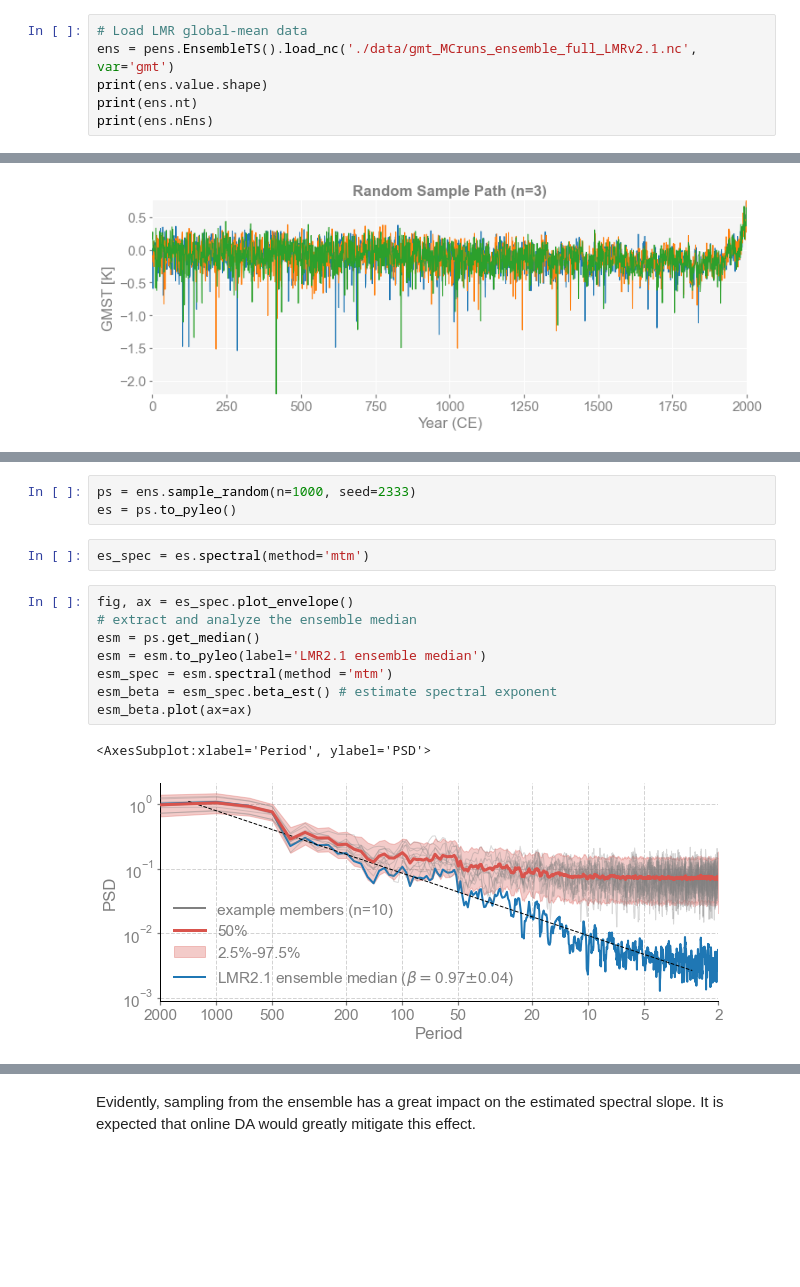
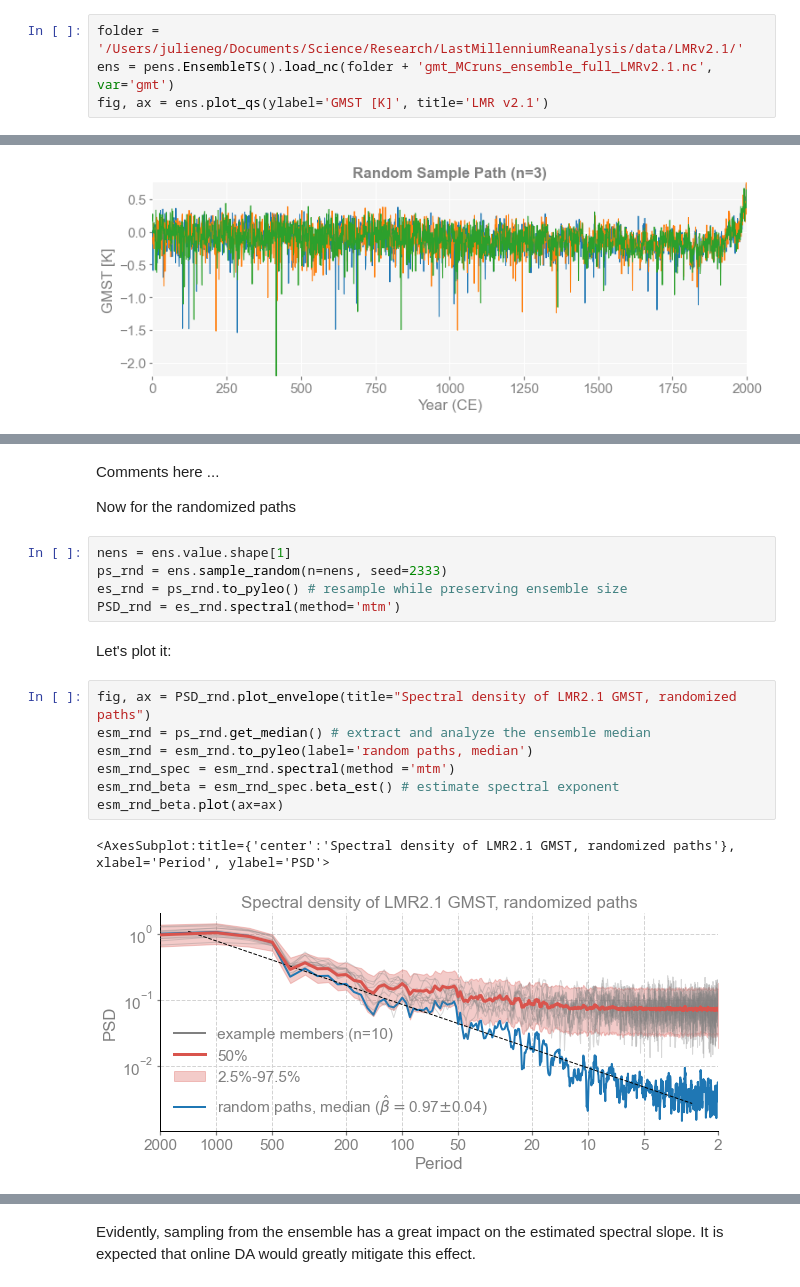
Before and after one commit to LinkedEarth/pens, a Jupyter notebook: docsrc/notebooks/spectra.ipynb, the cells around one changed output, grey strips where cells are left out. Cells and saved outputs as stored; diff of their text form; blank space fills up the shorter version.

Commit message:
added notebook on trends +  updates to spectra

```diff
--- a/docsrc/notebooks/spectra.ipynb
+++ b/docsrc/notebooks/spectra.ipynb
@@ -11,9 +8,7 @@ The autoreload extension is already loaded. To reload it, use:
 # %% [markdown]
 ## Load LMR 2.1 data from a local .nc file
 # %%
-# Load LMR global-mean data
-ens = pens.EnsembleTS().load_nc('./data/gmt_MCruns_ensemble_full_LMRv2.1.nc', var='gmt')
-print(ens.value.shape)
-print(ens.nt)
-print(ens.nEns)
+folder = '/Users/julieneg/Documents/Science/Research/LastMillenniumReanalysis/data/LMRv2.1/'
+ens = pens.EnsembleTS().load_nc(folder + 'gmt_MCruns_ensemble_full_LMRv2.1.nc', var='gmt')
+fig, ax = ens.plot_qs(ylabel='GMST [K]', title='LMR v2.1')
 # %% [output]
@@ -54,16 +55,21 @@ Convert the series to a pyleoclim [EnsembleSeries object](https://pyleoclim-util
+# %% [markdown]
+Comments here ...
+
+Now for the randomized paths
 # %%
-ps = ens.sample_random(n=1000, seed=2333)
-es = ps.to_pyleo()
+nens = ens.value.shape[1]
+ps_rnd = ens.sample_random(n=nens, seed=2333)
+es_rnd = ps_rnd.to_pyleo() # resample while preserving ensemble size
+PSD_rnd = es_rnd.spectral(method='mtm')
-# %%
-es_spec = es.spectral(method='mtm')
+# %% [markdown]
+Let's plot it:
 # %%
-fig, ax = es_spec.plot_envelope()
-# extract and analyze the ensemble median
-esm = ps.get_median()
-esm = esm.to_pyleo(label='LMR2.1 ensemble median')
-esm_spec = esm.spectral(method ='mtm')
-esm_beta = esm_spec.beta_est() # estimate spectral exponent
-esm_beta.plot(ax=ax)
+fig, ax = PSD_rnd.plot_envelope(title="Spectral density of LMR2.1 GMST, randomized paths")
+esm_rnd = ps_rnd.get_median() # extract and analyze the ensemble median
+esm_rnd = esm_rnd.to_pyleo(label='random paths, median')
+esm_rnd_spec = esm_rnd.spectral(method ='mtm')
+esm_rnd_beta = esm_rnd_spec.beta_est() # estimate spectral exponent
+esm_rnd_beta.plot(ax=ax)
 # %% [output]
-<AxesSubplot:xlabel='Period', ylabel='PSD'>
+<AxesSubplot:title={'center':'Spectral density of LMR2.1 GMST, randomized paths'}, xlabel='Period', ylabel='PSD'>
-[figure, old version]
+[figure, new version]
```
Also changed, not shown: parts of 15 cells of this notebook, 1 other file.
